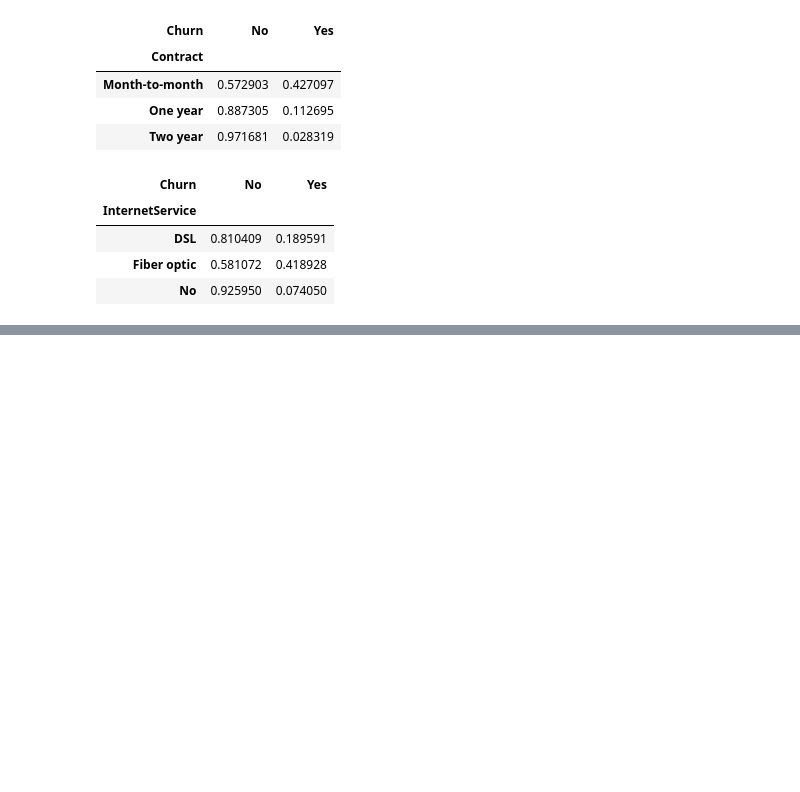
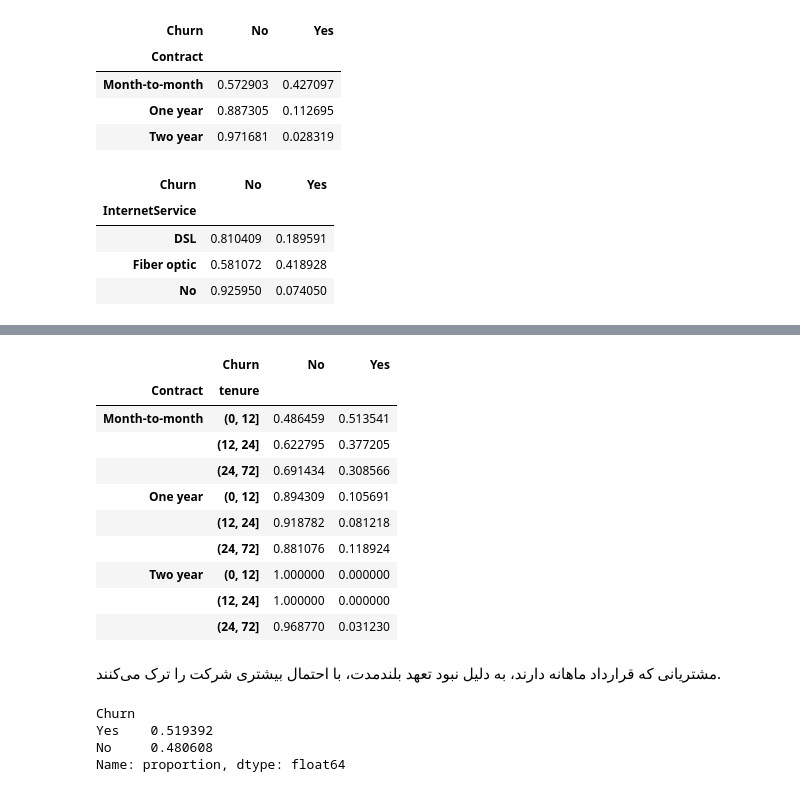
Before and after one commit to mehrdad1992/ai-product-journey, a Jupyter notebook: notebooks/1-data-preparation.ipynb, the cells around one changed output, grey strips where cells are left out. Cells and saved outputs as stored; diff of their text form; code cells hidden in the pictures; blank space fills up the shorter version.

```diff
--- a/notebooks/1-data-preparation.ipynb
+++ b/notebooks/1-data-preparation.ipynb
@@ -216,0 +236,32 @@ pd.crosstab(df["InternetService"], df["Churn"], normalize="index")
+# %%
+pd.crosstab(
+    [df['Contract'], pd.cut(df['tenure'], bins=[0,12,24,72])],
+    df['Churn'],
+    normalize='index'
+)
+# %% [output]
+|  | Churn | No | Yes |
+| Contract | tenure |  |  |
+| Month-to-month | (0, 12] | 0.486459 | 0.513541 |
+|  | (12, 24] | 0.622795 | 0.377205 |
+|  | (24, 72] | 0.691434 | 0.308566 |
+| One year | (0, 12] | 0.894309 | 0.105691 |
+|  | (12, 24] | 0.918782 | 0.081218 |
+|  | (24, 72] | 0.881076 | 0.118924 |
+| Two year | (0, 12] | 1.000000 | 0.000000 |
+|  | (12, 24] | 1.000000 | 0.000000 |
+|  | (24, 72] | 0.968770 | 0.031230 |
+# %% [markdown]
+مشتریانی که قرارداد ماهانه دارند، به دلیل نبود تعهد بلندمدت، با احتمال بیشتری شرکت را ترک می‌کنند.
+# %%
+df_tenure_month = df[
+    (df['Contract'] == 'Month-to-month') &
+    (df['tenure'] < 12)
+]
+# df_tenure_month
+df_tenure_month['Churn'].value_counts(normalize=True)
+# %% [output]
+Churn
+Yes    0.519392
+No     0.480608
+Name: proportion, dtype: float64
```
Also changed, not shown: parts of 13 cells of this notebook.
